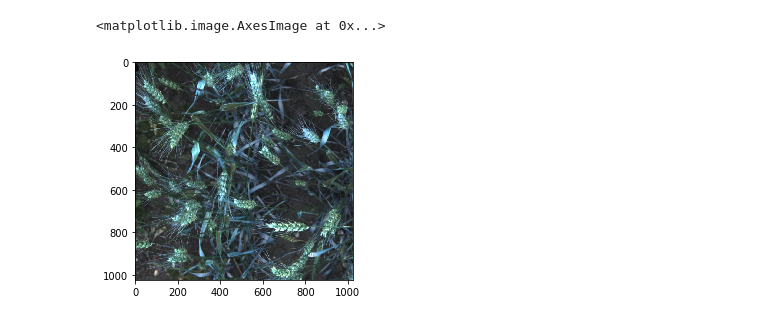
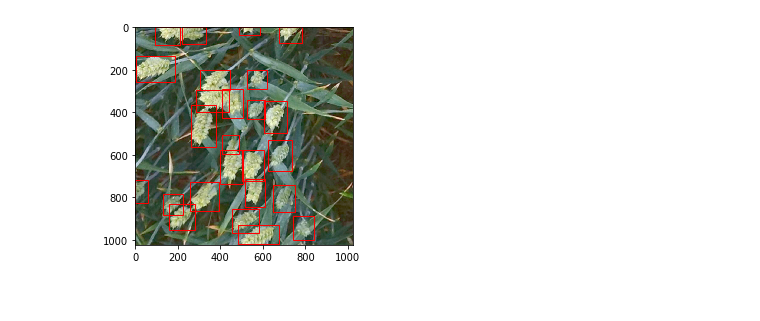
Before and after one commit to jay-chakalasiya/Global-Wheat-Detction-Kaggle-2020, a Jupyter notebook: main.ipynb, the cells around one changed output. Cells and saved outputs as stored; diff of their text form; code cells hidden in the pictures.

Commit message:
Image Augmentation Added

```diff
--- a/main.ipynb
+++ b/main.ipynb
@@ -19,6 +40 @@ class config():
 conf = config()
-# %%
-plt.imshow(cv2.imread(os.path.join(conf.DATA_PATH, 'train', 'b6ab77fd7.jpg')))
-# %% [output]
-<matplotlib.image.AxesImage at 0x...>
-[figure, removed]
@@ -56 +117,5 @@ def collate_fn(batch):
+# %%
+plot_boxes(np.moveaxis(i, 0, -1), t['boxes'])
+# %% [output]
+[figure, added]
 # %%
```
Also changed, not shown: parts of 8 cells of this notebook, 1 other file.
